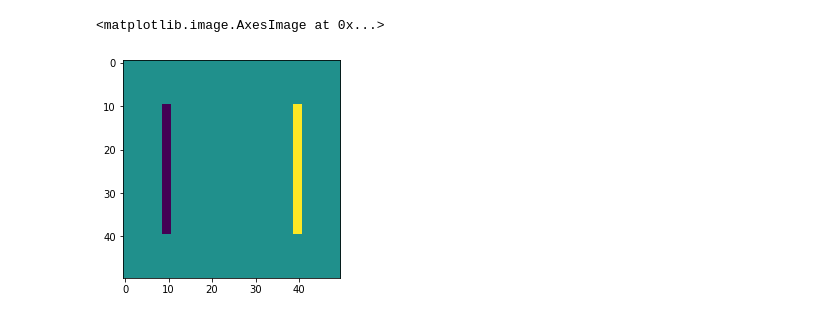
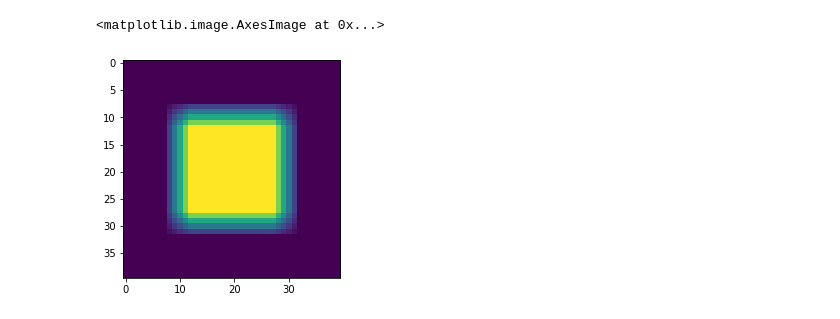
Before and after one commit to mehta-lab/tensor-visualization, a Jupyter notebook: Glyph Packing Vectorized.ipynb, the cells around one changed output. Saved outputs shown, nothing was run; the diff lists cells and outputs as text; code cells hidden in the pictures.

Commit message:
Add 3D visualization and ellipses

```diff
--- a/Glyph Packing Vectorized.ipynb
+++ b/Glyph Packing Vectorized.ipynb
@@ -1,16 +1,14 @@
 # %%
 # Parameters
-initial_num_points = 2000
-final_points = 1500
+initial_num_points = 800
+final_points = 500
 alpha = 1000.0
-max_time = 5.0
-min_time = 1.0
+max_time = 20.0
+min_time = 5.0
 num_iterations = 40
-c_drag = 3.0
-max_steps = 30
-min_steps = 5
 boundary = 20
-c_mask = 0
+c_drag = 1.0
+image_size = 40
 # %%
 import numpy as np
 import matplotlib.pyplot as plt
@@ -31,10 +29,6 @@ import random
 from itertools import cycle
 from scipy import interpolate
 import cv2
-
-kernel_y = np.array([[1,1,1],[0,0,0],[-1,-1,-1]])
-kernel_x = np.array([[1,0,-1],[1,0,-1],[1,0,-1]])
-
 %matplotlib inline
 
 def nanRobustBlur(I, dim):
@@ -47,12 +41,9 @@ def nanRobustBlur(I, dim):
     Z=VV/WW
     return Z
 
-anisotropy = np.zeros((50, 50)) + 1
-orientation = np.zeros((50, 50))
-
-anisotropy[10:40, 10:40] = 25
-mask = np.zeros_like(anisotropy)
-mask[10:40, 10:40] = 1
+anisotropy = np.zeros((image_size, image_size)) + 0.5
+orientation = np.zeros((image_size, image_size))
+anisotropy[10:30, 10:30] = 2
 
 def return_smooth(orientation, anisotropy):
     U, V =  anisotropy*np.cos(2 * orientation), anisotropy*np.sin(2 * orientation)
@@ -116,5 +99,5 @@ plt.imshow(edges_x)
 # %%
-plt.imshow(edges_y)
+plt.imshow(anisotropy)
 # %% [output]
 <matplotlib.image.AxesImage at 0x...>
-[figure, old version]
+[figure, new version]
```
Also changed, not shown: parts of 7 cells of this notebook, 8 other files.
